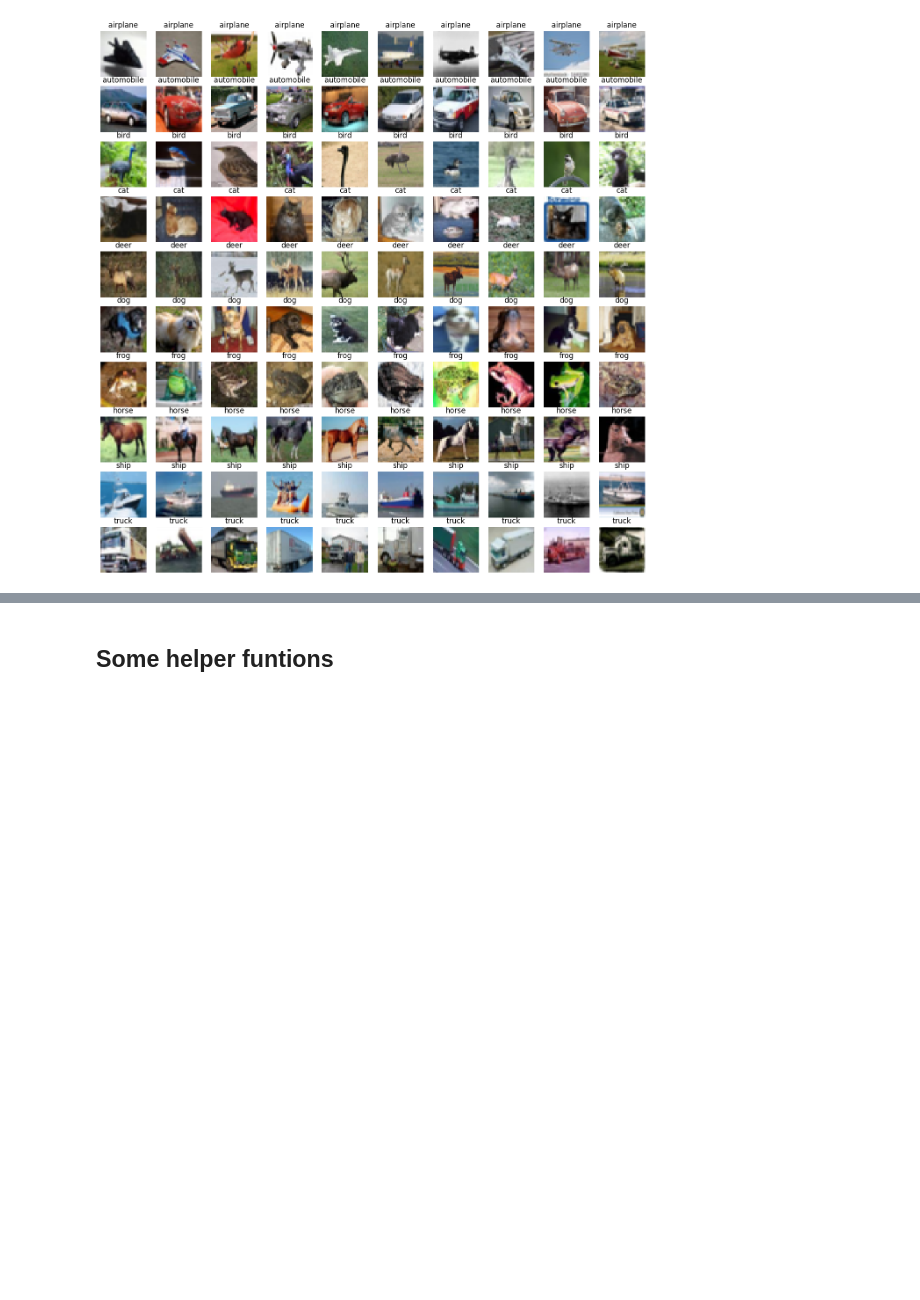
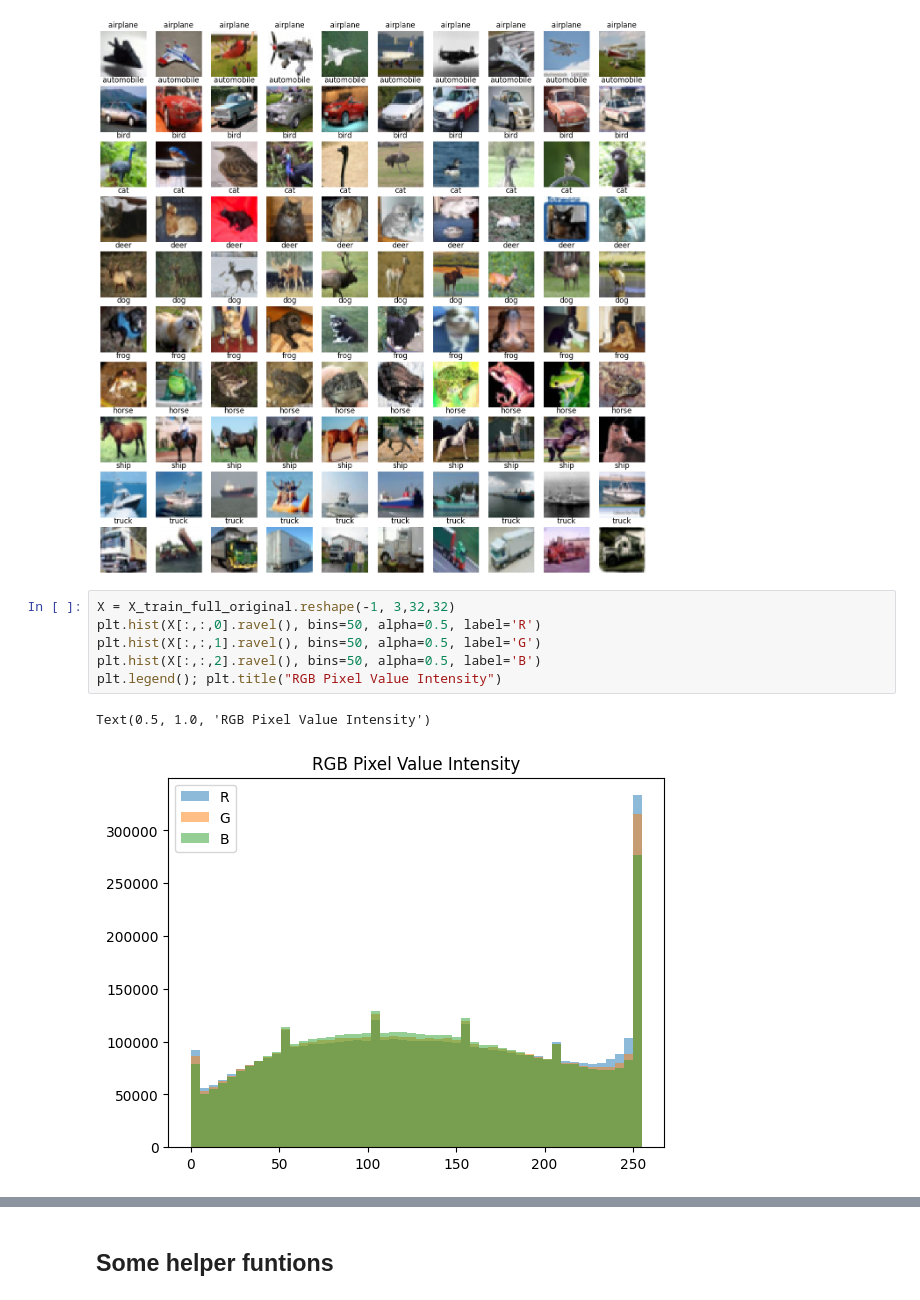
Before and after one commit to mingyushi359/CS178-CIFAR-10-Classification, a Jupyter notebook: 178_project.ipynb, the cells around one changed output, grey strips where cells are left out. Saved outputs shown, nothing was run; the diff lists cells and outputs as text; blank space fills up the shorter version.

```diff
--- a/178_project.ipynb
+++ b/178_project.ipynb
@@ -83,3 +83,12 @@ for cls in range(10):
         axes[cls,j].set_title(class_labels[cls])
 # %% [output]
 [figure]
+# %%
+X = X_train_full_original.reshape(-1, 3,32,32)
+plt.hist(X[:,:,0].ravel(), bins=50, alpha=0.5, label='R')
+plt.hist(X[:,:,1].ravel(), bins=50, alpha=0.5, label='G')
+plt.hist(X[:,:,2].ravel(), bins=50, alpha=0.5, label='B')
+plt.legend(); plt.title("RGB Pixel Value Intensity")
+# %% [output]
+Text(0.5, 1.0, 'RGB Pixel Value Intensity')
+[figure, added]
```
Also changed, not shown: parts of 1 cell of this notebook.
